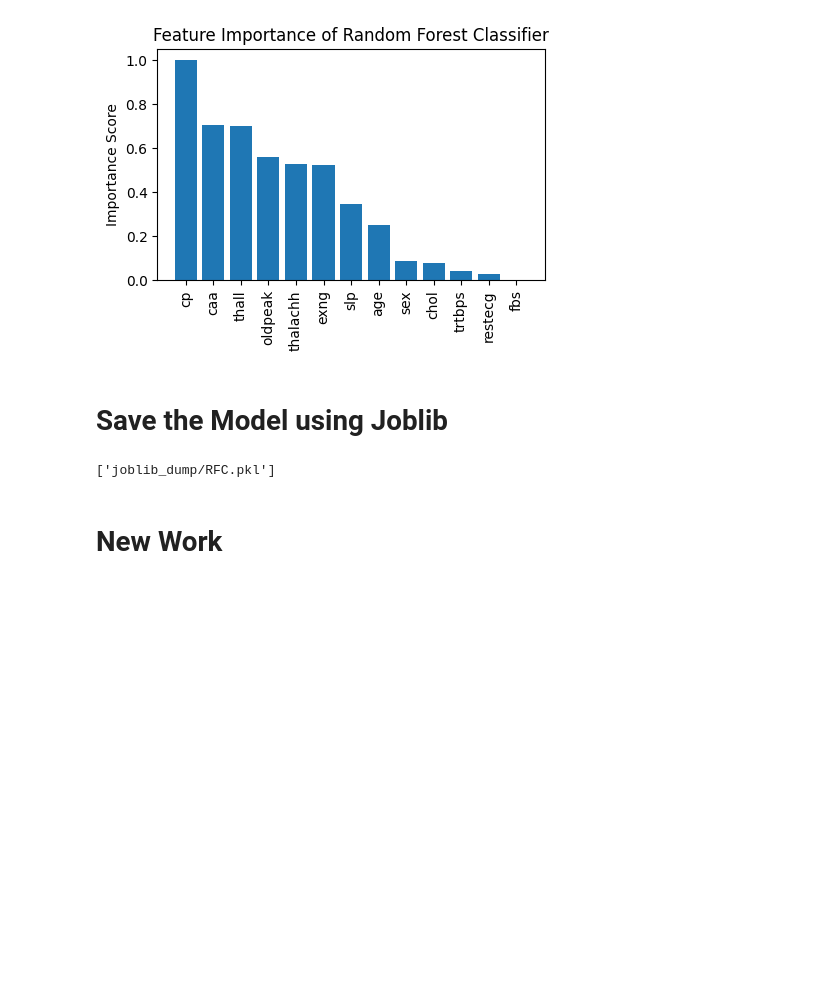
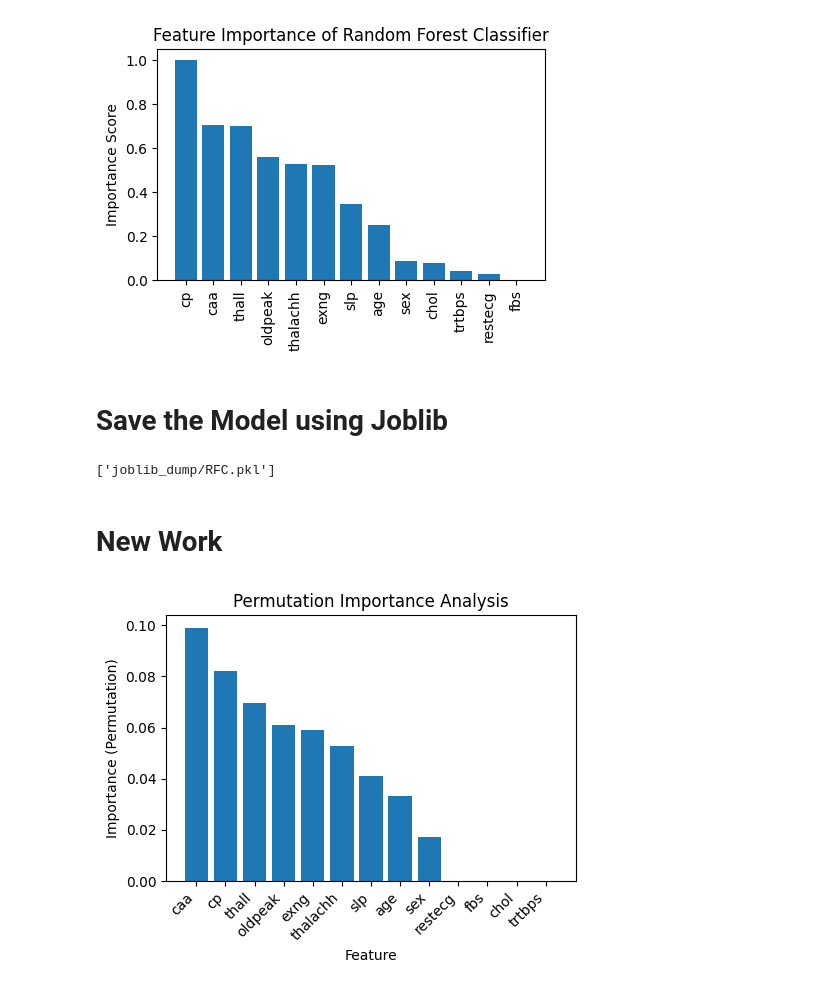
Before and after one commit to kruthi-sb/Cardiac_Events_ML, a Jupyter notebook: ML/RF.ipynb, the cells around one changed output. Saved outputs shown, nothing was run; the diff lists cells and outputs as text; code cells hidden in the pictures; blank space fills up the shorter version.

```diff
--- a/ML/RF.ipynb
+++ b/ML/RF.ipynb
@@ -12,6 +12,7 @@ features = data_fetcher.get_features()
 target_names = data_fetcher.get_target_names()
 X = data_fetcher.get_X()
 y = data_fetcher.get_y()
+X_df = data_fetcher.get_X_df()
 # %% [output]
 ------class run complete------
 # %% [markdown]
@@ -330,3 +331,25 @@ joblib.dump(rf2, "joblib_dump/RFC.pkl")
 ['joblib_dump/RFC.pkl']
 # %% [markdown]
 # New Work
+# %%
+'''from sklearn.inspection import permutation_importance
+
+# Calculate permutation importance
+perm_importance = permutation_importance(rf2, X_test, y_test, n_repeats=30, random_state=42)
+
+# Sort features by importance in descending order
+perm_sorted_indices = np.argsort(perm_importance.importances_mean)[::-1]
+perm_sorted_features = X_df.columns[perm_sorted_indices]
+perm_sorted_importances = perm_importance.importances_mean[perm_sorted_indices]
+
+# Plot permutation importances
+plt.figure(figsize=(5, 4))
+plt.bar(range(len(perm_sorted_features)), perm_sorted_importances, tick_label=perm_sorted_features)
+plt.xticks(rotation=45, ha='right')
+plt.xlabel('Feature')
+plt.ylabel('Importance (Permutation)')
+plt.title('Permutation Importance Analysis')
+plt.tight_layout()
+plt.show()'''
+# %% [output]
+[figure, added]
```
Also changed, not shown: parts of 10 cells of this notebook, 1 other file.
